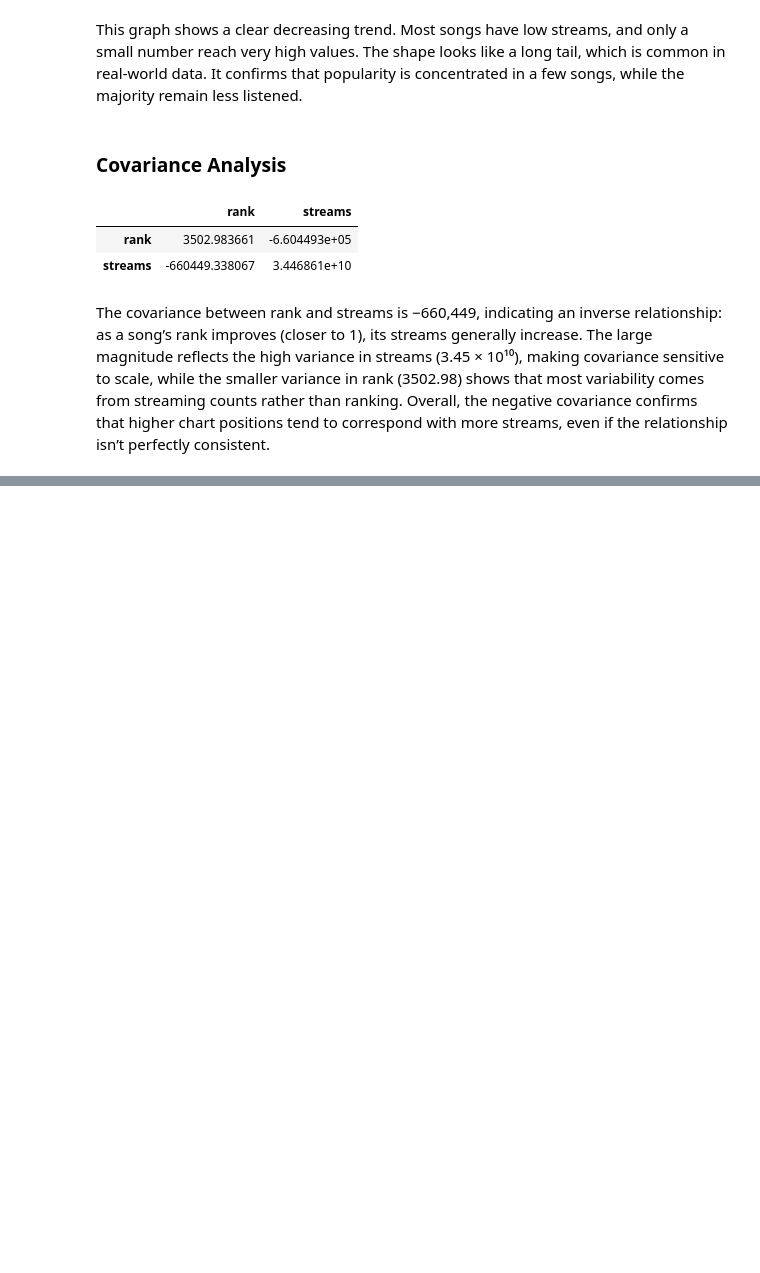
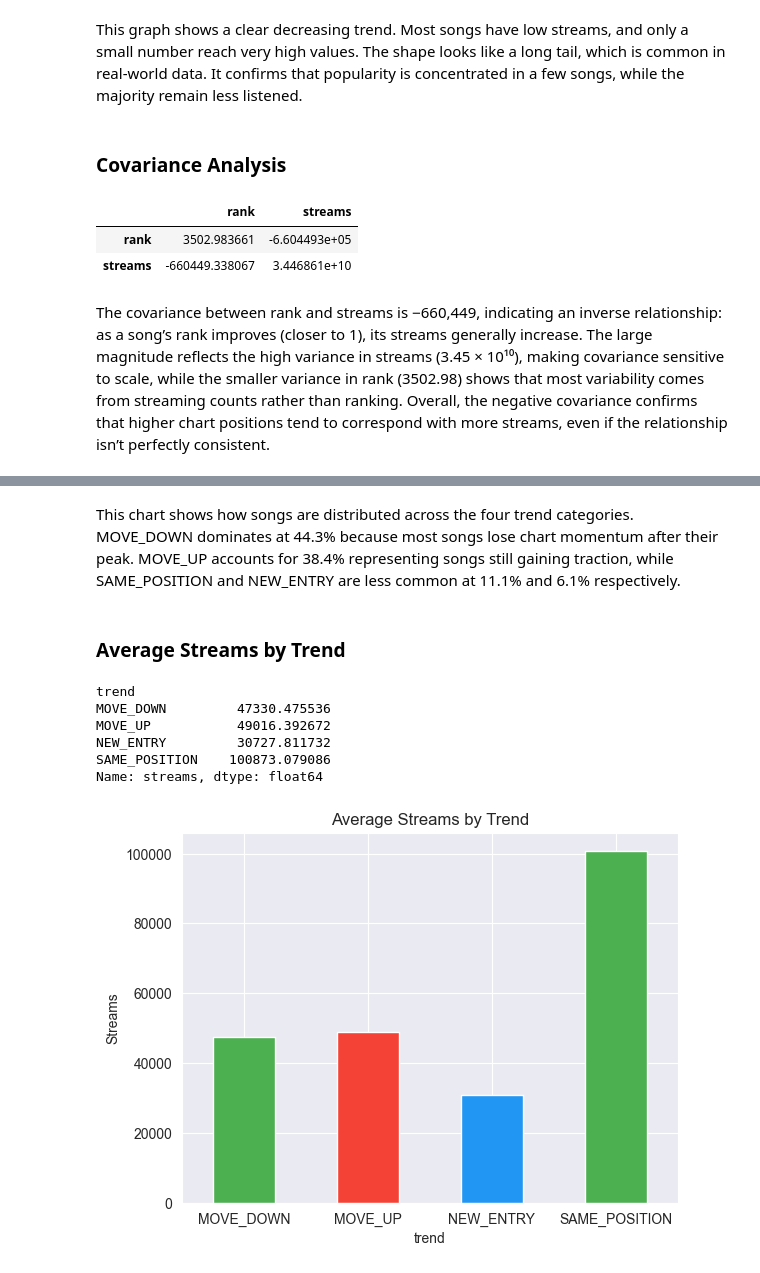
Before and after one commit to NastyaGolovina/Music_Recommendations_Dashboard, a Jupyter notebook: main_notebook.ipynb, the cells around one changed output, grey strips where cells are left out. Saved outputs shown, nothing was run; the diff lists cells and outputs as text; code cells hidden in the pictures; blank space fills up the shorter version.

```diff
--- a/main_notebook.ipynb
+++ b/main_notebook.ipynb
@@ -493,0 +267,23 @@ The covariance between rank and streams is −660,449, indicating an inverse rel
+# %% [markdown]
+This chart shows how songs are distributed across the four trend categories. MOVE_DOWN dominates at 44.3% because most songs lose chart momentum after their peak. MOVE_UP accounts for 38.4% representing songs still gaining traction, while SAME_POSITION and NEW_ENTRY are less common at 11.1% and 6.1% respectively.
+# %% [markdown]
+### Average Streams by Trend
+# %%
+# calculate the average streams for each trend type
+avg_streams = music.groupby('trend')['streams'].mean()
+print(avg_streams)
+
+# plot it as a bar chart
+avg_streams.plot(kind='bar', color=['#4CAF50', '#F44336', '#2196F3'])
+plt.title('Average Streams by Trend')
+plt.ylabel('Streams')
+plt.xticks(rotation=0)  # keep labels horizontal
+plt.show()
+# %% [output]
+trend
+MOVE_DOWN         47330.475536
+MOVE_UP           49016.392672
+NEW_ENTRY         30727.811732
+SAME_POSITION    100873.079086
+Name: streams, dtype: float64
+[figure, added]
```
Also changed, not shown: parts of 64 cells of this notebook.
